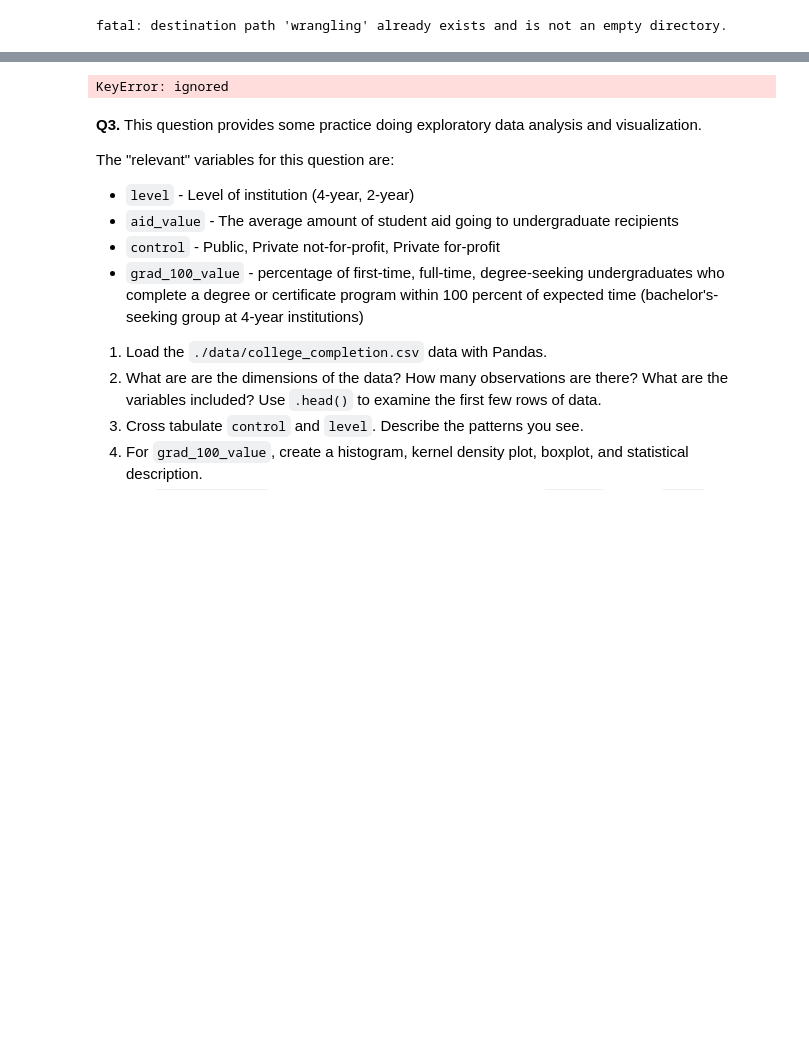
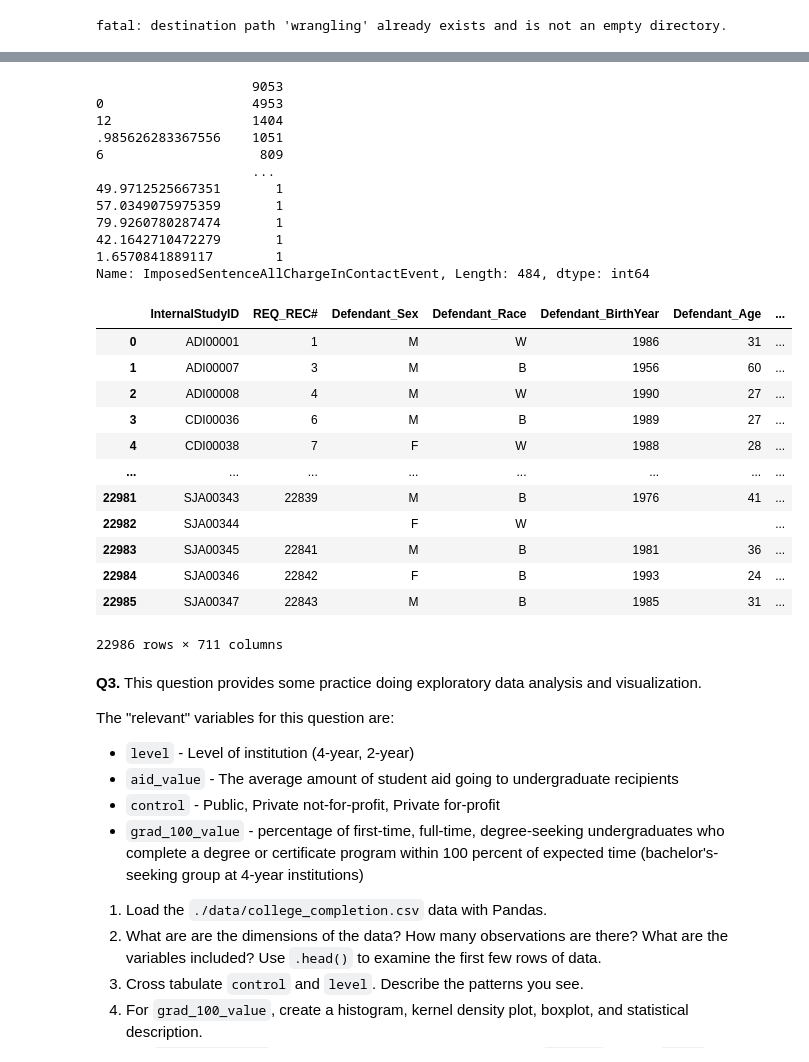
Before and after one commit to racheljhuh/assignment2, a Jupyter notebook: assignment2.ipynb, the cells around one changed output, grey strips where cells are left out. Drawn from its saved outputs; the diff is of its cells as text; code cells hidden in the pictures; blank space fills up the shorter version.

```diff
--- a/assignment2.ipynb
+++ b/assignment2.ipynb
@@ -57,6 +81,10 @@ import pandas as pd  # Import the pandas package into your workspace
 #Q2.2
 ! git clone https://www.github.com/DS3001/wrangling
 df = pd.read_csv('./wrangling/data/sharks.csv',low_memory=False)
+
+#Created a missing variable dummy
+df['Type'+'_nan'] = df['Type'].isnull() # Equals 1 if missing, 0 if non-null
+
 df['Type'].fillna('Unprovoked', inplace=True) #fill the empty values with 'Unprovoked'
 #I made this decision because the majority of types of shark attacks are 'Unprovoked', and there aren't many empty values, so it wouldn't have much of an effect on the overall trends.
 
@@ -105,7 +118,80 @@ KeyError: ignored
+# %%
+#Q2.3 continued
+
+#Created a missing variable dummy
+df2['Type'+'_nan'] = df['Type'].isnull() # Equals 1 if missing, 0 if non-null
+
+#fill the empty values with 0
+df2['WhetherDefendantWasReleasedPretrial'].fillna(0, inplace=True) #I made this decision because when entering the data, if it was 0 they probably didn't feel the need to mark it down
+
+#the values that are 0 or 1 will stay the same, but all other values will change to 0
+def num_update (value):
+    if value in [0, 1]:
+        return value
+    else:
+        return 0
+df2['WhetherDefendantWasReleasedPretrial'] = df2['WhetherDefendantWasReleasedPretrial'].apply(num_update) #I made this decision because the non 0 or 1 values were 9s, and 9s were most likely typos for 0
 # %%
 #Q2.4
+
+#Created a missing variable dummy
+df2['ImposedSentenceAllChargeInContactEvent'+'_nan'] = df2['ImposedSentenceAllChargeInContactEvent'].str.strip() == '' # Equals 1 if missing, 0 if non-null
+
+#Check the unique values we're working with to see if there are missing ones
+df2['ImposedSentenceAllChargeInContactEvent'].unique().tolist()
+print(df2['ImposedSentenceAllChargeInContactEvent'].value_counts())
+
+#original number of empty values (stripped them of whitespaces)
+#empty_count = (df2['ImposedSentenceAllChargeInContactEvent'].str.strip() == '').sum()
+#print(empty_count)
+
+#replace all empty values with nan
+df2['ImposedSentenceAllChargeInContactEvent'].replace('', pd.NA, inplace=True)
+
+#If they were on probation/no incarceration AND there is a missing value then turn it into a 0
+#Otherwise keep it nan
+def replace_missing_with_zero(df2):
+    def custom_replace(row):
+        if pd.isna(row['ImposedSentenceAllChargeInContactEvent']):
+            if row['SentenceTypeAllChargesAtConvictionInContactEvent'] == 0:
+                return 0
+        return row['ImposedSentenceAllChargeInContactEvent']
+
+    df2['ImposedSentenceAllChargeInContactEvent'] = df2.apply(custom_replace, axis=1)
+    return df2
+
+#run the function
+replace_missing_with_zero(df2)
+
+#number of null values after replacing them with 0 if they are on probation/not incarcerated
+#empty_count2 = df2['ImposedSentenceAllChargeInContactEvent'].isnull().sum()
+#print(empty_count2)
 # %% [output]
-KeyError: ignored
+                    9053
+0                   4953
+12                  1404
+.985626283367556    1051
+6                    809
+                    ...
+49.9712525667351       1
+57.0349075975359       1
+79.9260780287474       1
+42.1642710472279       1
+1.6570841889117        1
+Name: ImposedSentenceAllChargeInContactEvent, Length: 484, dtype: int64
+|  | InternalStudyID | REQ_REC# | Defendant_Sex | Defendant_Race | Defendant_BirthYear | Defendant_Age | ... |
+| 0 | ADI00001 | 1 | M | W | 1986 | 31 | ... |
+| 1 | ADI00007 | 3 | M | B | 1956 | 60 | ... |
+| 2 | ADI00008 | 4 | M | W | 1990 | 27 | ... |
+| 3 | CDI00036 | 6 | M | B | 1989 | 27 | ... |
+| 4 | CDI00038 | 7 | F | W | 1988 | 28 | ... |
+| ... | ... | ... | ... | ... | ... | ... | ... |
+| 22981 | SJA00343 | 22839 | M | B | 1976 | 41 | ... |
+| 22982 | SJA00344 |  | F | W |  |  | ... |
+| 22983 | SJA00345 | 22841 | M | B | 1981 | 36 | ... |
+| 22984 | SJA00346 | 22842 | F | B | 1993 | 24 | ... |
+| 22985 | SJA00347 | 22843 | M | B | 1985 | 31 | ... |
+22986 rows × 711 columns
 # %% [markdown]
 **Q3.** This question provides some practice doing exploratory data analysis and visualization.
 
```
Also changed, not shown: parts of 2 cells of this notebook.
